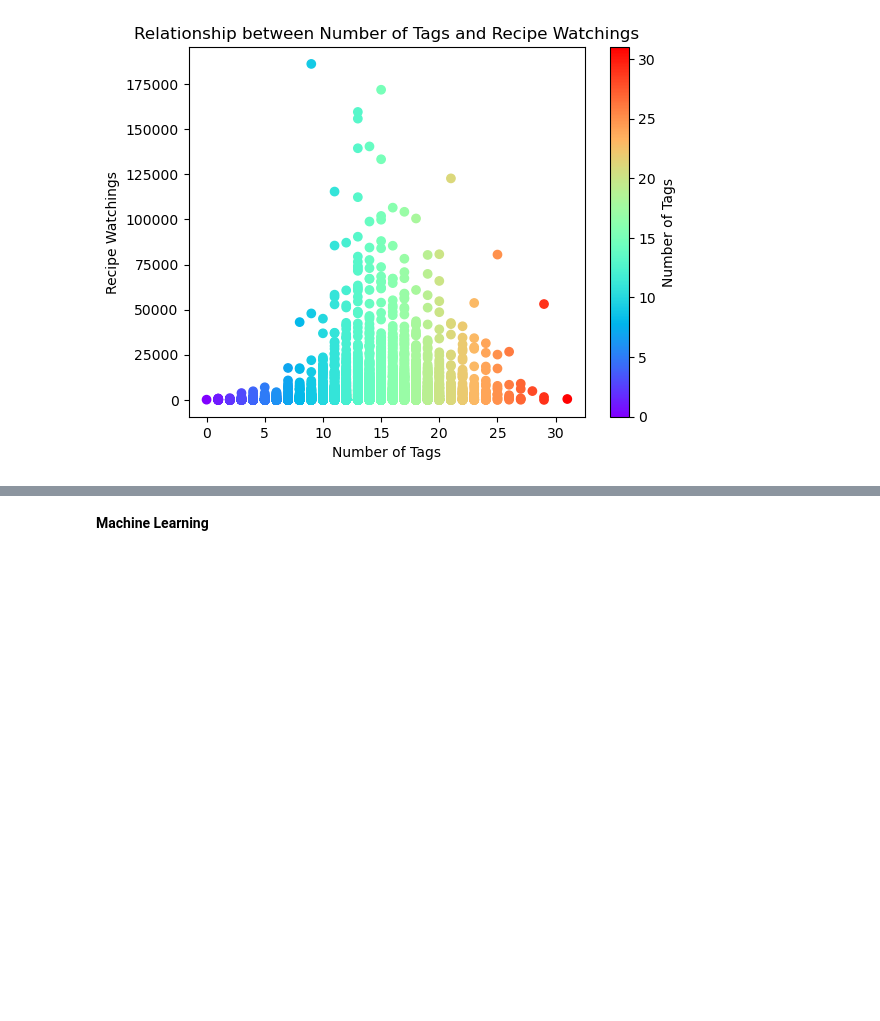
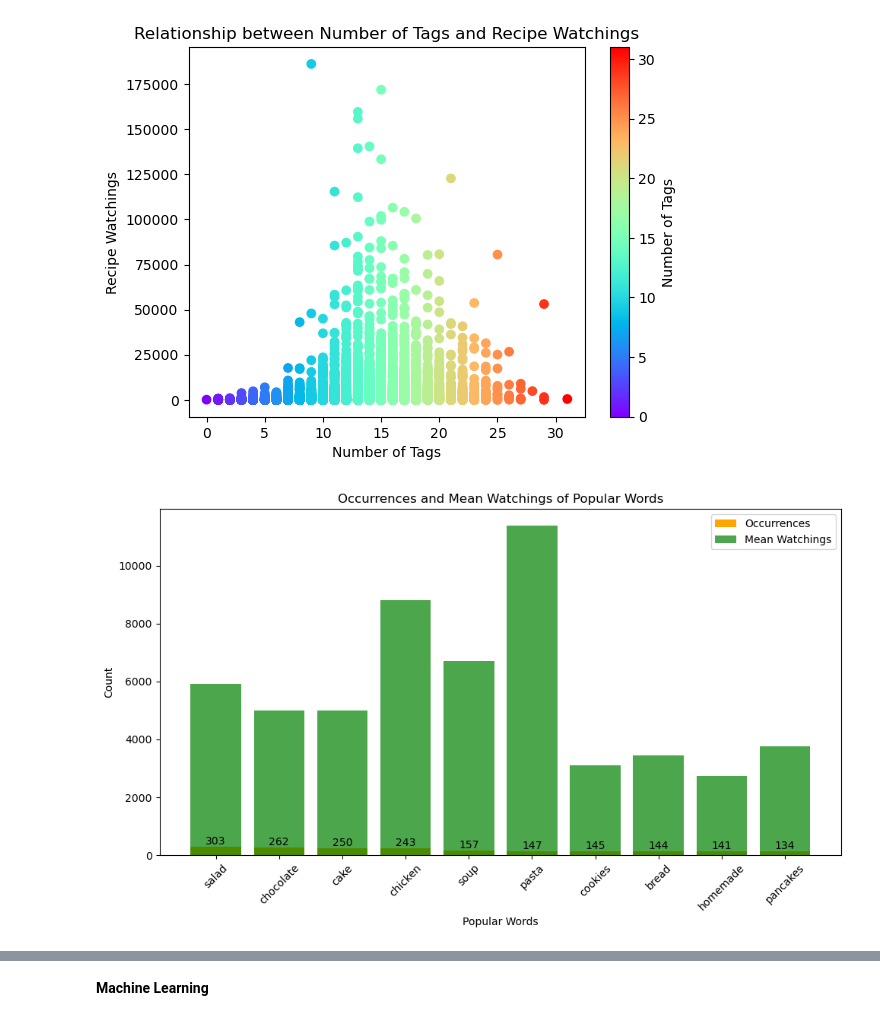
Before and after one commit to ShiranGar/Data-Science-Project, a Jupyter notebook: recipe_prediction_project.ipynb, the cells around one changed output, grey strips where cells are left out. Drawn from its saved outputs; the diff is of its cells as text; code cells hidden in the pictures; blank space fills up the shorter version.

```diff
--- a/recipe_prediction_project.ipynb
+++ b/recipe_prediction_project.ipynb
@@ -545,3 +542,48 @@ plt.colorbar(label='Number of Tags')
 plt.show()
 # %% [output]
 [figure]
+# %%
+# Create a copy of the 'title' column
+title_copy = df['title'].copy()
+
+# Apply operations on the copy
+title_copy = title_copy.apply(lambda x: [word.lower() for word in x.split(' ') if word.lower() not in ('and', 'with')] if isinstance(x, str) else [])
+words = [word for sublist in title_copy for word in sublist]
+word_counts = Counter(words)
+top_words = word_counts.most_common(10)
+# %%
+# Create a DataFrame for the top words
+top_words_df = pd.DataFrame(top_words, columns=['Word', 'Occurrences'])
+
+mean_watchings = []
+for word in top_words_df['Word']:
+    word_watchings = df.loc[df['title'].str.lower().str.contains(word.lower()), 'watchings']
+    mean_watchings.append(word_watchings.mean())
+
+# Add the mean watchings to the DataFrame
+top_words_df['Mean Watchings'] = mean_watchings
+
+# Sort the DataFrame by occurrences
+top_words_df = top_words_df.sort_values(by='Occurrences', ascending=False)
+
+occurrences_color = 'orange'
+mean_watchings_color = 'green'
+
+# Plot the bar graph
+plt.figure(figsize=(10, 6))
+plt.bar(top_words_df['Word'], top_words_df['Occurrences'], color=occurrences_color, label='Occurrences')
+plt.bar(top_words_df['Word'], top_words_df['Mean Watchings'], color=mean_watchings_color, alpha=0.7, label='Mean Watchings')
+
+# Add data labels to the occurrences bars
+for i, count in enumerate(top_words_df['Occurrences']):
+    plt.text(i, count, str(count), ha='center', va='bottom', fontsize=10)
+
+plt.xticks(rotation=45)
+plt.xlabel('Popular Words')
+plt.ylabel('Count')
+plt.title('Occurrences and Mean Watchings of Popular Words')
+plt.legend()
+plt.tight_layout()
+plt.show()
+# %% [output]
+[figure, added]
```
Also changed, not shown: parts of 16 cells of this notebook.
